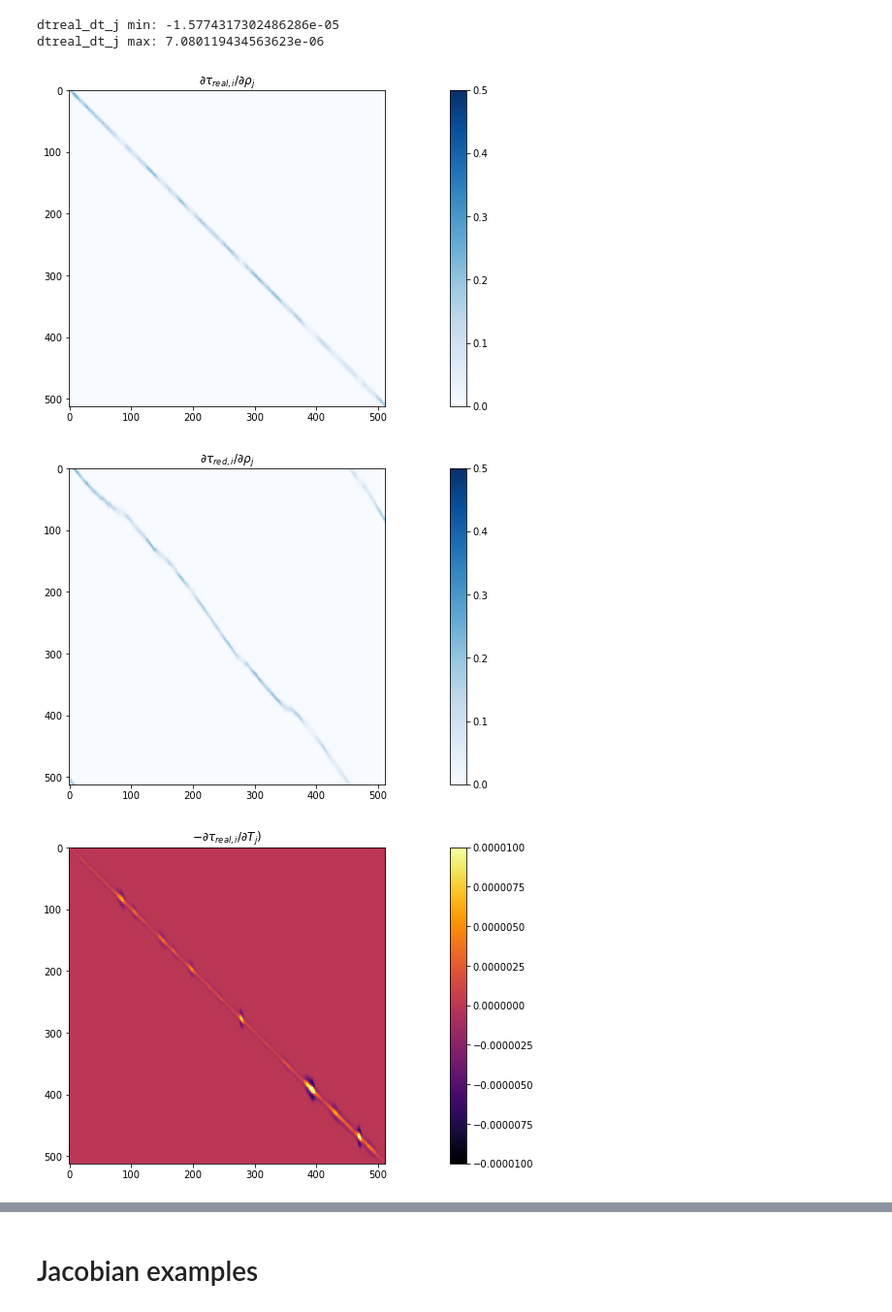
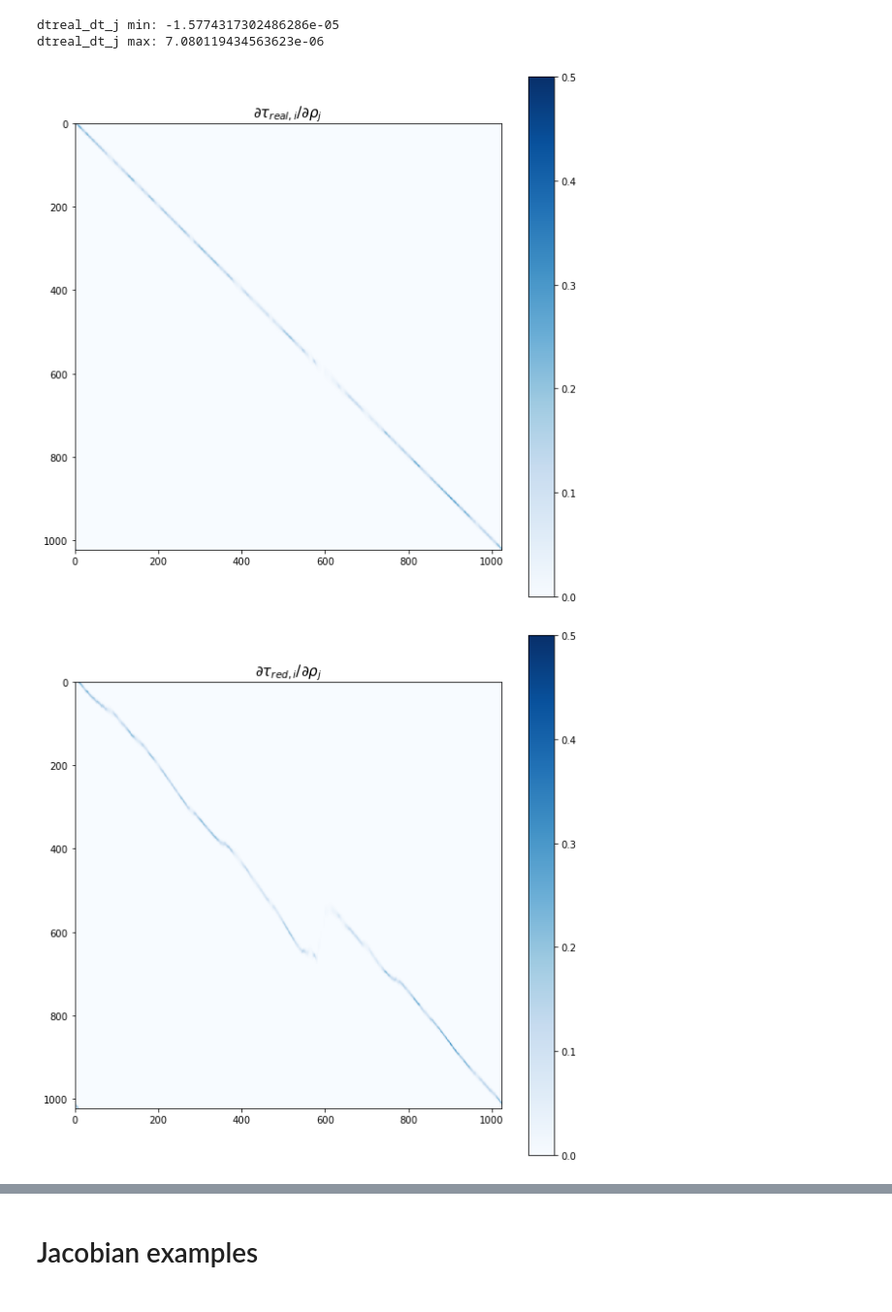
Before and after one commit to Jupiter1994/lya-tf, a Jupyter notebook: lya_fields/test_grads.ipynb, the cells around one changed output, grey strips where cells are left out. Shown at 97% size. Cells and saved outputs as stored; diff of their text form; code cells hidden in the pictures.

```diff
--- a/lya_fields/test_grads.ipynb
+++ b/lya_fields/test_grads.ipynb
@@ -32,7 +32,7 @@ snap = snapshot.Snapshot(filename)
 ## Compute $n_\text{H I}$ (1024^2 grid)
 # %%
 # subsection shape
-shape = [1, 1, 1024]
+shape = [1, 1024, 1024]
 
 rhob = snap.read_subfield(ds_path_rhob, shape)
 temp = snap.read_subfield(ds_path_temp, shape)
@@ -193,37 +188,22 @@ print_minmax(dtreal_dt_j, 'dtreal_dt_j')
 dtreal_dt_j min: -1.5774317302486286e-05
 dtreal_dt_j max: 7.080119434563623e-06
 # %%
-figsize=(24,6)
+figsize=(10,10)
 
 vmin_r = 0
 vmax_r = 0.5
-vmin_t = -1e-5
-vmax_t = 1e-5
 
 fig = plt.figure(figsize=figsize)
 plt.imshow(dtreal_dr_j[:,:], cmap='Blues', vmin=vmin_r, vmax=vmax_r)
 plt.colorbar()
-plt.title(r'$\partial \tau_{real, i} / \partial \rho_j$')
+plt.title(r'$\partial \tau_{real, i} / \partial \rho_j$', fontsize=15)
 plt.show()
 
 fig = plt.figure(figsize=figsize)
 plt.imshow(dtred_dr_j[:,:], cmap='Blues', vmin=vmin_r, vmax=vmax_r)
 plt.colorbar()
-plt.title(r'$\partial \tau_{red, i} / \partial \rho_j$')
+plt.title(r'$\partial \tau_{red, i} / \partial \rho_j$', fontsize=15)
 plt.show()
-
-fig = plt.figure(figsize=figsize)
-plt.imshow(-dtreal_dt_j[:,:], cmap='inferno', vmin=vmin_t, vmax=vmax_t)
-plt.colorbar()
-plt.title(r'$-\partial \tau_{real, i} / \partial T_j$)')
-plt.show()
-
-fig = plt.figure(figsize=figsize)
-plt.imshow(-dtred_dt_j[:,:], cmap='inferno', vmin=vmin_t, vmax=vmax_t)
-plt.colorbar()
-plt.title(r'$-\partial \tau_{red, i} / \partial T_j$)')
-plt.show()
 # %% [output]
-[figure, old version]
+[figure, new version]
-[figure, old version]
+[figure, new version]
-[figure, removed]
```
Also changed, not shown: parts of 20 cells of this notebook, 1 other file.
